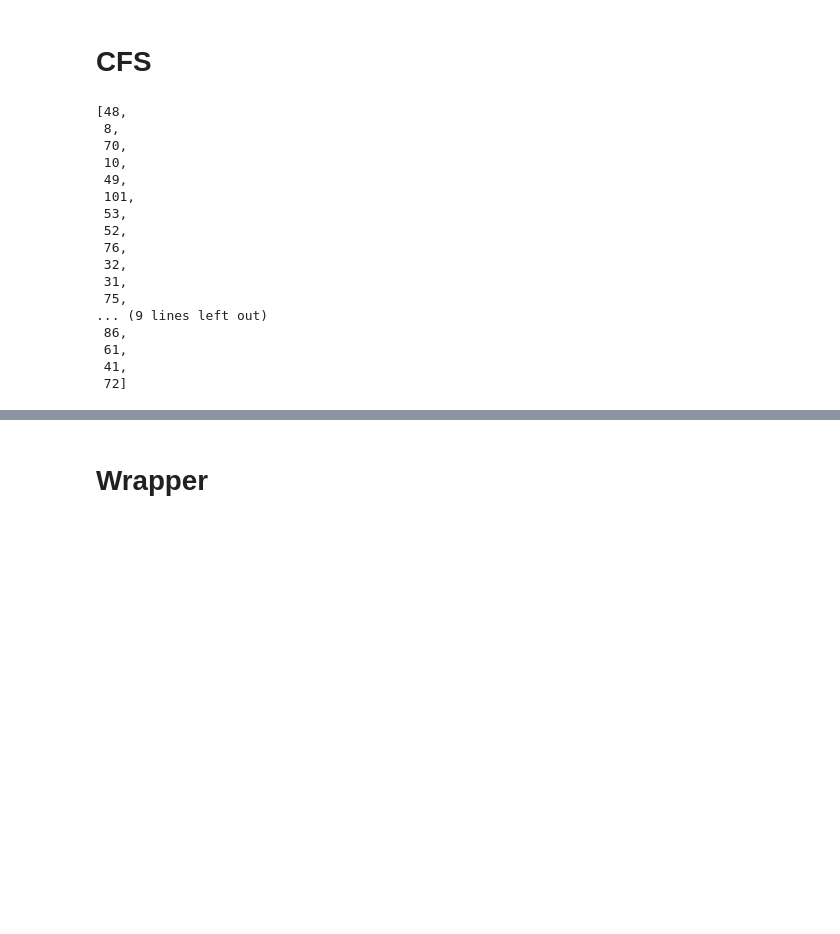
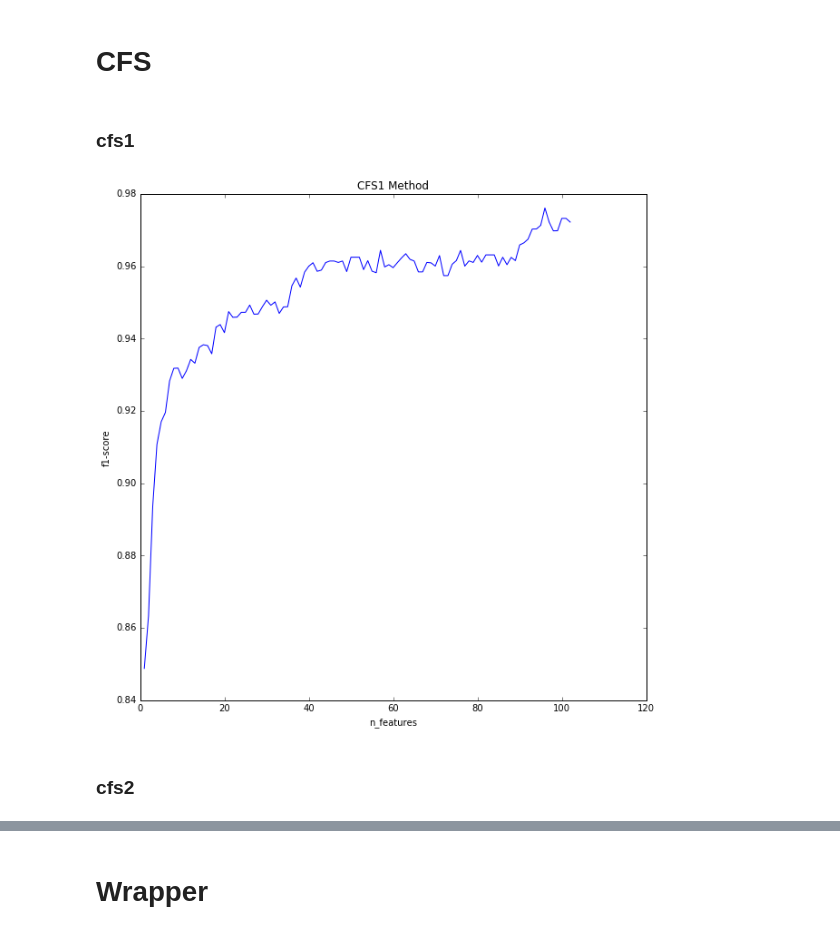
Before and after one commit to KopBob/technosphere, a Jupyter notebook: ml2/hw2/hw2.ipynb, the cells around one changed output, grey strips where cells are left out. Saved outputs shown, nothing was run; the diff lists cells and outputs as text; code cells hidden in the pictures; blank space fills up the shorter version.

```diff
--- a/ml2/hw2/hw2.ipynb
+++ b/ml2/hw2/hw2.ipynb
@@ -13,6 +25,22 @@ x_data = df.ix[:, 1:].as_matrix(); y_data = df.ix[:, 0].as_matrix()
 y_data[y_data == 0] = -1
 x_train, x_test, y_train, y_test = cv.train_test_split(x_data, y_data,
                                                        test_size=0.25, random_state=288)
+# %%
+ada_best_params = {'n_estimators': 250, 'learning_rate': 1.0, 'algorithm': 'SAMME.R'}
+
+def predict_on_fsubset(features, x_train, x_test, y_train, y_test):
+    clf = AdaBoostClassifier(**ada_best_params)
+    clf.fit(x_train[:, features], y_train)
+    y_pred = clf.predict(x_test[:, features])
+    score = f1_score(y_test, y_pred)
+    return (clf, score)
+# %%
+def fset2scores(fset, x_train, x_test, y_train, y_test):
+    fpacks = [fset[:i] for i in range(1, len(fset)+1)]
+    res = Parallel(n_jobs=8)(delayed(predict_on_fsubset)(pack, x_train, x_test, y_train, y_test) for pack in fpacks)
+
+    clfs, scores = zip(*res)
+    return clfs, scores
 # %% [markdown]
 # CFS
 # %%
@@ -20,22 +48,20 @@ from src.cfs import cfs
+# %% [markdown]
+### cfs1
+# %%
+cfs1_features = cfs1(x_train, y_train, x_train.shape[1])
+# %%
+cfs1_clfs, cfs1_scores = fset2scores(cfs1_features, x_train, x_test, y_train, y_test)
+# %%
+cfs_figure = plt.figure(figsize=(10, 10))
+plt.plot(range(1, len(cfs1_features)+1), cfs1_scores)
+plt.title('CFS1 Method')
+
+plt.xlabel('n_features')
+plt.ylabel('f1-score')
+cfs_figure.savefig('cfs_method_score.png')
+# %% [output]
+[figure, added]
+# %% [markdown]
+### cfs2
 # %%
 cfs_features = cfs(x_train, y_train, 1000)
-# %%
-cfs_features
-# %% [output]
-[48,
- 8,
- 70,
- 10,
- 49,
- 101,
- 53,
- 52,
- 76,
- 32,
- 31,
- 75,
-... (9 lines left out)
- 86,
- 61,
- 41,
- 72]
```
Also changed, not shown: parts of 19 cells of this notebook, 12 other files.
